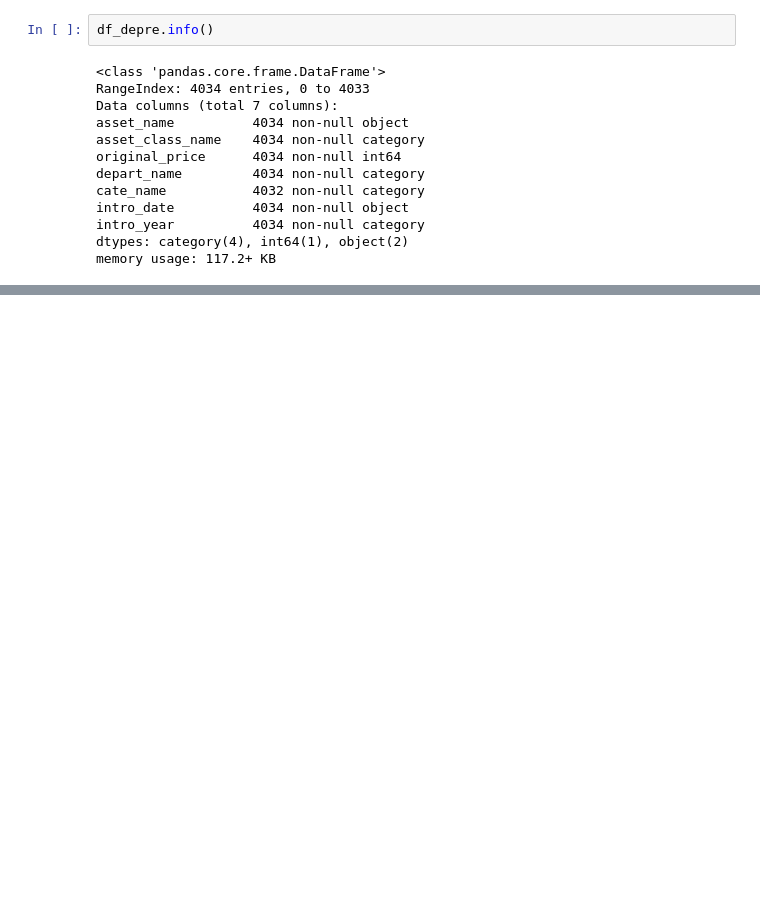
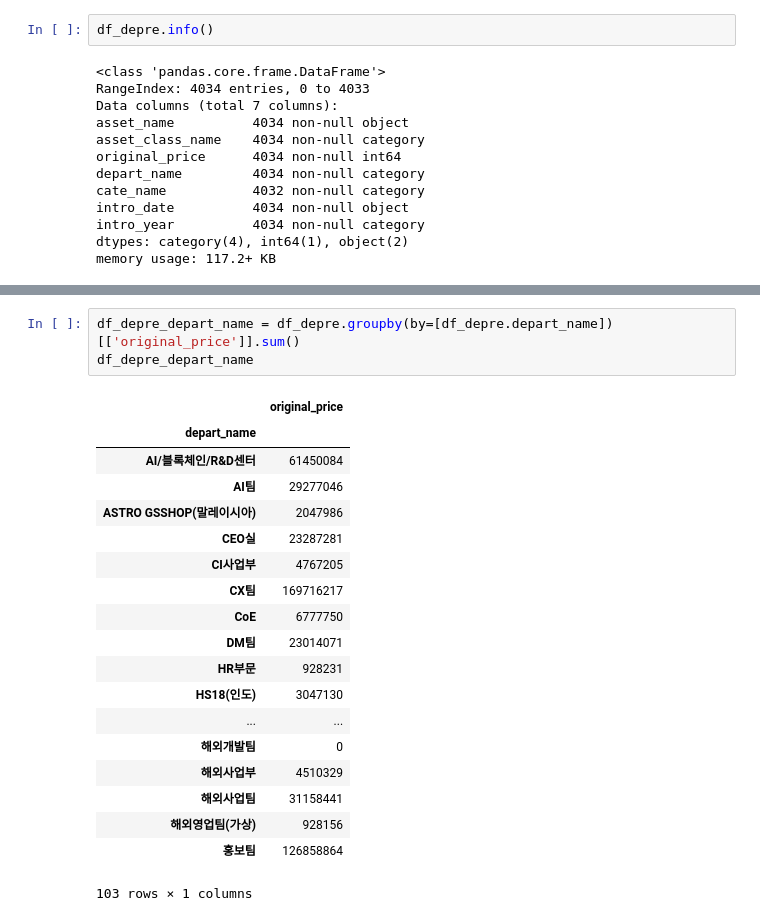
Before and after one commit to joonable/playground, a Jupyter notebook: depreciation_cost/depreciation_cost_eda.ipynb, the cells around one changed output, grey strips where cells are left out. Drawn from its saved outputs; the diff is of its cells as text; blank space fills up the shorter version.

```diff
--- a/depreciation_cost/depreciation_cost_eda.ipynb
+++ b/depreciation_cost/depreciation_cost_eda.ipynb
@@ -135,0 +126,23 @@ TypeError: float() argument must be a string or a number, not 'AxesSubplot'
+# %%
+df_depre_depart_name = df_depre.groupby(by=[df_depre.depart_name])[['original_price']].sum()
+df_depre_depart_name
+# %% [output]
+|  | original_price |
+| depart_name |  |
+| AI/블록체인/R&D센터 | 61450084 |
+| AI팀 | 29277046 |
+| ASTRO GSSHOP(말레이시아) | 2047986 |
+| CEO실 | 23287281 |
+| CI사업부 | 4767205 |
+| CX팀 | 169716217 |
+| CoE | 6777750 |
+| DM팀 | 23014071 |
+| HR부문 | 928231 |
+| HS18(인도) | 3047130 |
+| ... | ... |
+| 해외개발팀 | 0 |
+| 해외사업부 | 4510329 |
+| 해외사업팀 | 31158441 |
+| 해외영업팀(가상) | 928156 |
+| 홍보팀 | 126858864 |
+103 rows × 1 columns
```
Also changed, not shown: parts of 11 cells of this notebook.
